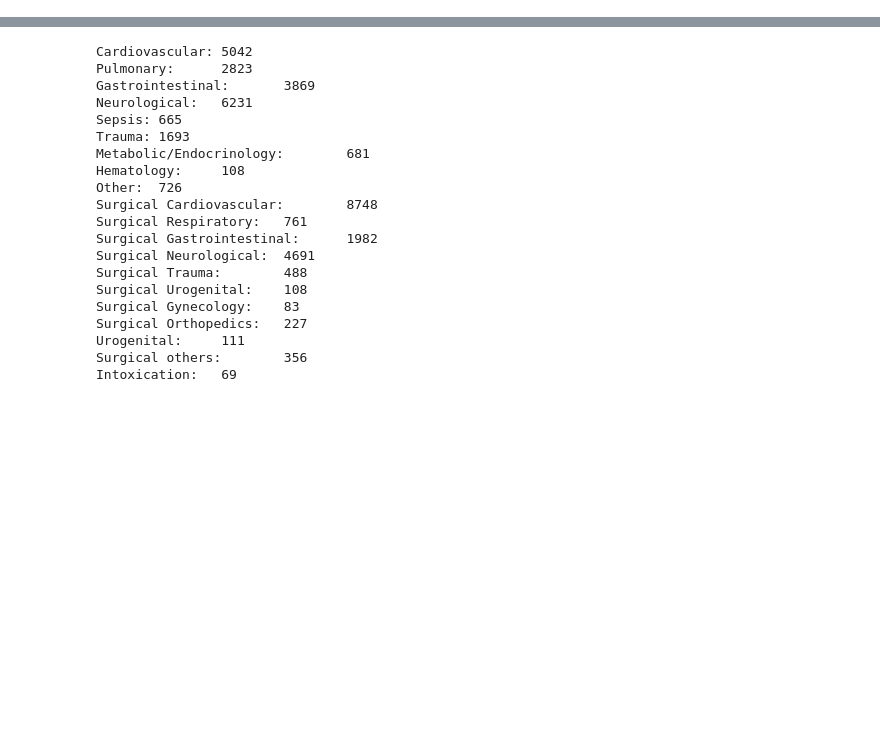
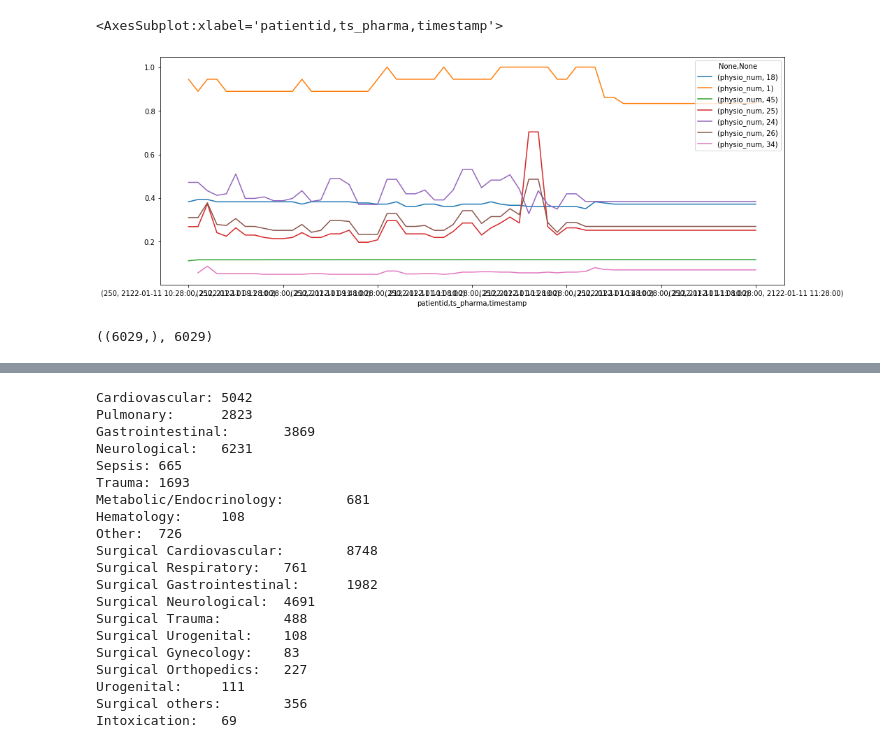
Before and after one commit to KaiWU17TUM/AnomalyDetectionWithPatientStateSpace, a Jupyter notebook: notebooks/check-processed-data.ipynb, the cells around one changed output, grey strips where cells are left out. Saved outputs shown, nothing was run; the diff lists cells and outputs as text; code cells hidden in the pictures; blank space fills up the shorter version.

```diff
--- a/notebooks/check-processed-data.ipynb
+++ b/notebooks/check-processed-data.ipynb
@@ -22,0 +485,5 @@ stat_physio = pickle.load(open('../processed/stat_physio.p', 'rb'))
+# %%
+data.fillna(method='ffill').plot(figsize=(16,6))
+# %% [output]
+<AxesSubplot:xlabel='patientid,ts_pharma,timestamp'>
+[figure, added]
@@ -22,0 +498,4 @@ stat_physio = pickle.load(open('../processed/stat_physio.p', 'rb'))
+# %%
+hr_107.shape, len(hr_107)
+# %% [output]
+((6029,), 6029)
```
Also changed, not shown: parts of 39 cells of this notebook, 4 other files.
